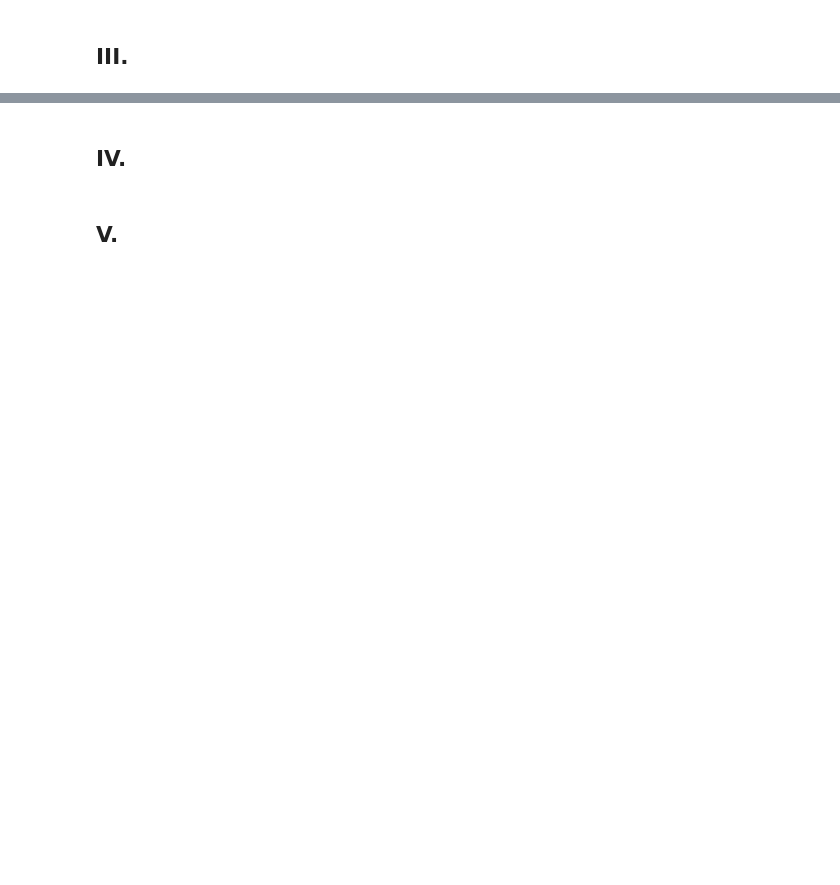
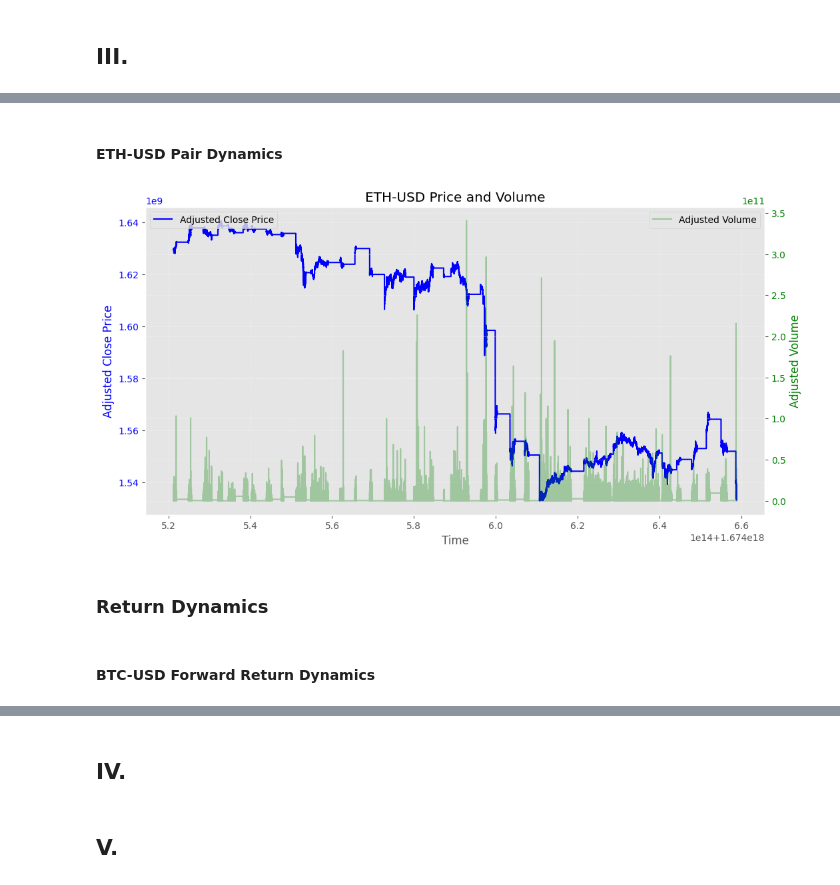
Before and after one commit to MrHumble-Bee/quantitative_trading_strategies, a Jupyter notebook: hw4_tradeflow/hw4_tradeflow.ipynb, the cells around one changed output, grey strips where cells are left out. Drawn from its saved outputs; the diff is of its cells as text; code cells hidden in the pictures; blank space fills up the shorter version.

```diff
--- a/hw4_tradeflow/hw4_tradeflow.ipynb
+++ b/hw4_tradeflow/hw4_tradeflow.ipynb
@@ -197,0 +496,10 @@ Compute.lagged_tradeflow(data, 'vol', 'side', 2)
+# %% [markdown]
+#### ETH-USD Pair Dynamics
+# %%
+PlotDynamics.plot_price_volume(fr_trades_eth_usd_df, 'ETH-USD', price_column_name='price', volume_column_name='total_volume', use_steps_post=True)
+# %% [output]
+[figure, added]
+# %% [markdown]
+### Return Dynamics
+# %% [markdown]
+#### BTC-USD Forward Return Dynamics
```
Also changed, not shown: parts of 30 cells of this notebook.
